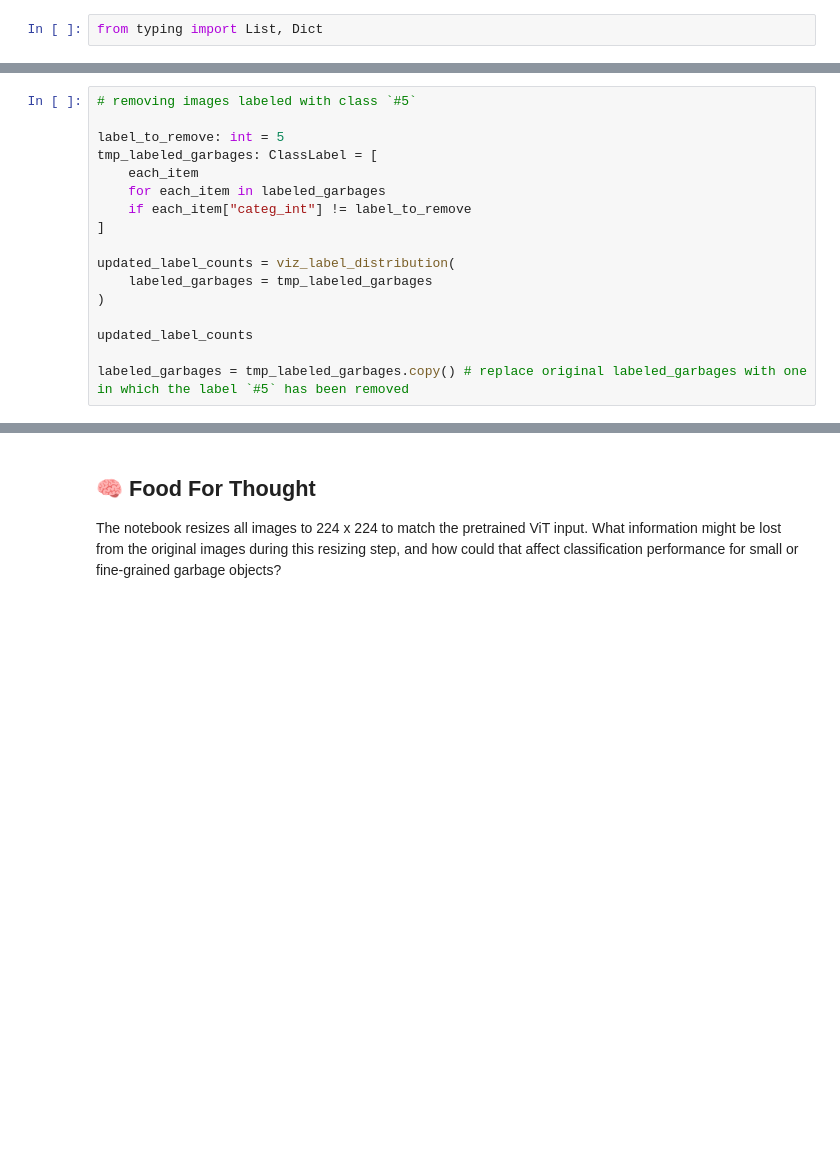
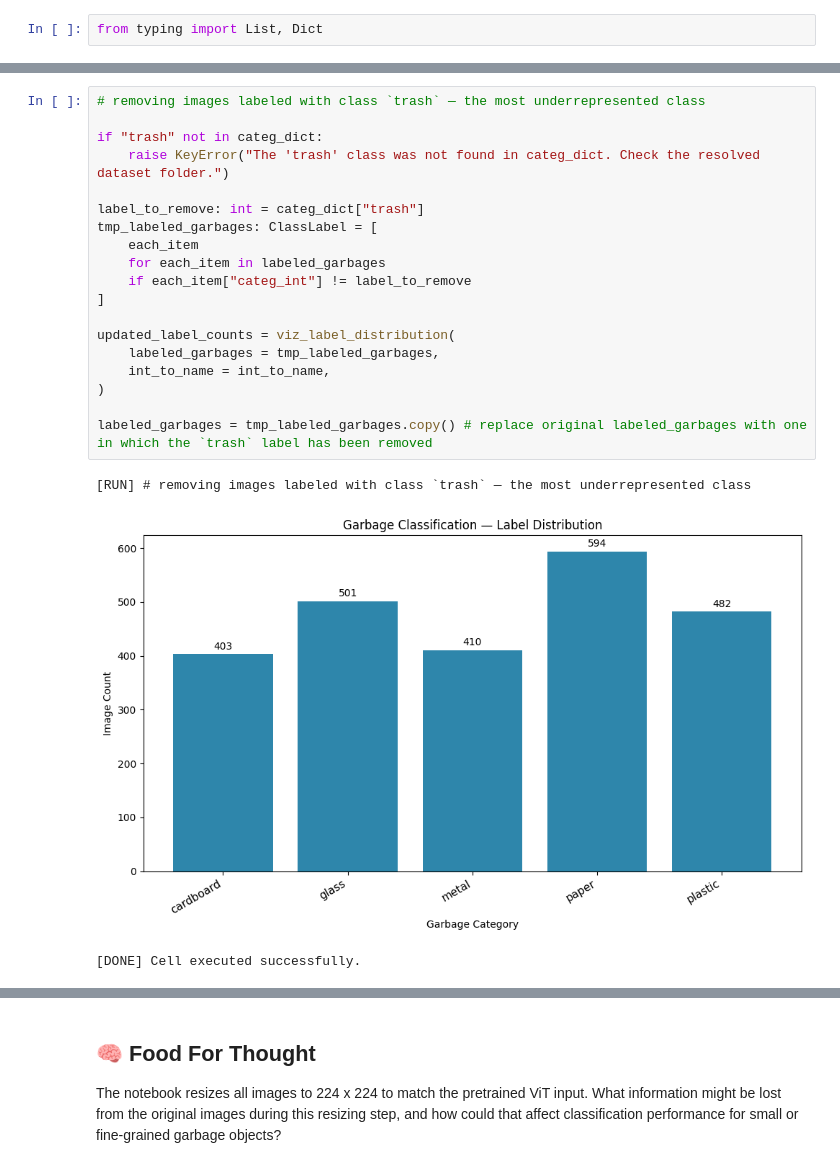
Before and after one commit to yanlis-lase-SSG7/2521-deepLearning-forum06, a Jupyter notebook: Forum06-garbage_classification_question.ipynb, the cells around one changed output, grey strips where cells are left out. Cells and saved outputs as stored; diff of their text form; blank space fills up the shorter version.

```diff
--- a/Forum06-garbage_classification_question.ipynb
+++ b/Forum06-garbage_classification_question.ipynb
@@ -382,20 +673,26 @@ Hence, for this reason, we will drop class `#5` from being modeled moving forwar
 # %%
-# removing images labeled with class `#5`
+# removing images labeled with class `trash` — the most underrepresented class
 
-label_to_remove: int = 5
+if "trash" not in categ_dict:
+    raise KeyError("The 'trash' class was not found in categ_dict. Check the resolved dataset folder.")
+
+label_to_remove: int = categ_dict["trash"]
 tmp_labeled_garbages: ClassLabel = [
     each_item
     for each_item in labeled_garbages
     if each_item["categ_int"] != label_to_remove
 ]
 
 updated_label_counts = viz_label_distribution(
-    labeled_garbages = tmp_labeled_garbages
+    labeled_garbages = tmp_labeled_garbages,
+    int_to_name = int_to_name,
 )
 
-updated_label_counts
-
-labeled_garbages = tmp_labeled_garbages.copy() # replace original labeled_garbages with one in which the label `#5` has been removed
+labeled_garbages = tmp_labeled_garbages.copy() # replace original labeled_garbages with one in which the `trash` label has been removed
+# %% [output]
+[RUN] # removing images labeled with class `trash` — the most underrepresented class
+[figure, added]
+[DONE] Cell executed successfully.
 # %%
 ## Visualize image size distribution
 
```
Also changed, not shown: parts of 73 cells of this notebook, 5 other files.
